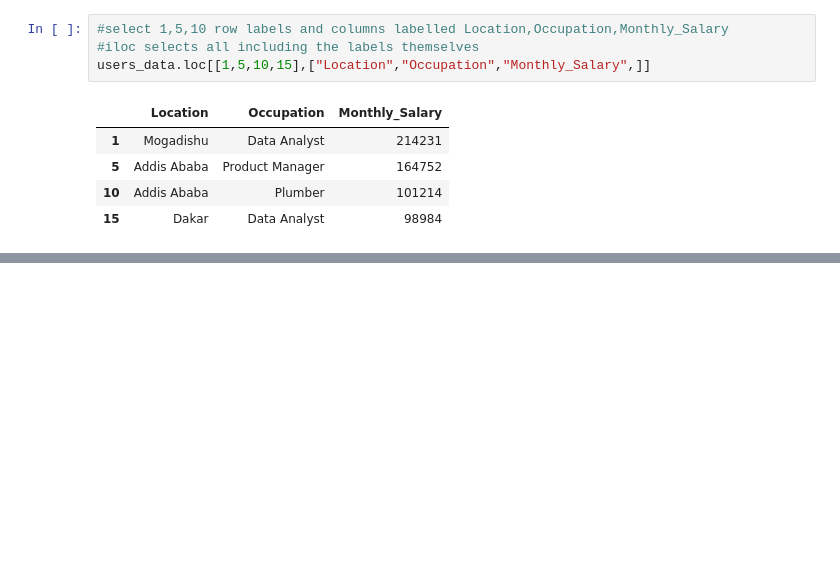
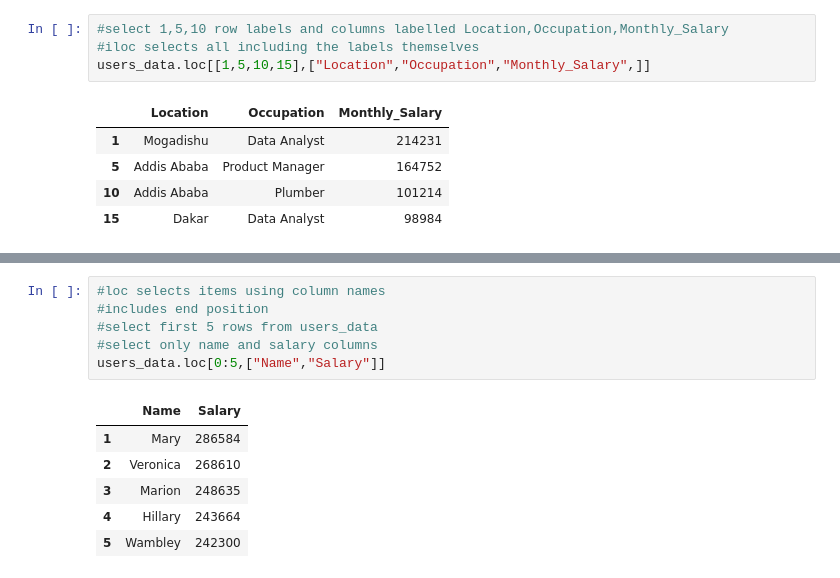
Before and after one commit to Majok-Bol/users_data, a Jupyter notebook: users_data_analytics.ipynb, the cells around one changed output, grey strips where cells are left out. Drawn from its saved outputs; the diff is of its cells as text; blank space fills up the shorter version.

```diff
--- a/users_data_analytics.ipynb
+++ b/users_data_analytics.ipynb
@@ -444,0 +471,13 @@ users_data.iloc[[0,3,6],[0,6]]
+# %%
+#loc selects items using column names
+#includes end position
+#select first 5 rows from users_data
+#select only name and salary columns
+users_data.loc[0:5,["Name","Salary"]]
+# %% [output]
+|  | Name | Salary |
+| 1 | Mary | 286584 |
+| 2 | Veronica | 268610 |
+| 3 | Marion | 248635 |
+| 4 | Hillary | 243664 |
+| 5 | Wambley | 242300 |
```
Also changed, not shown: parts of 4 cells of this notebook.
